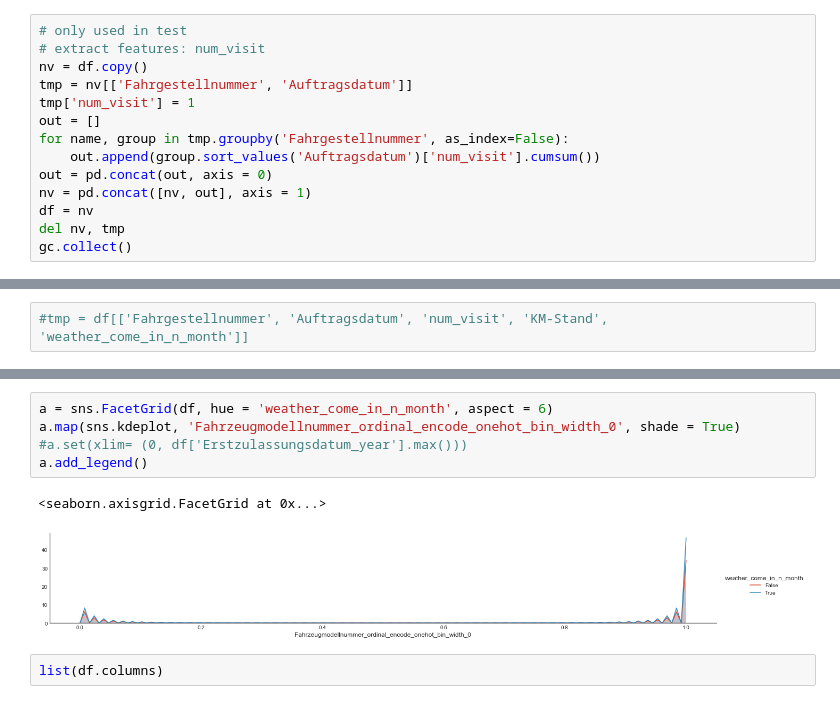
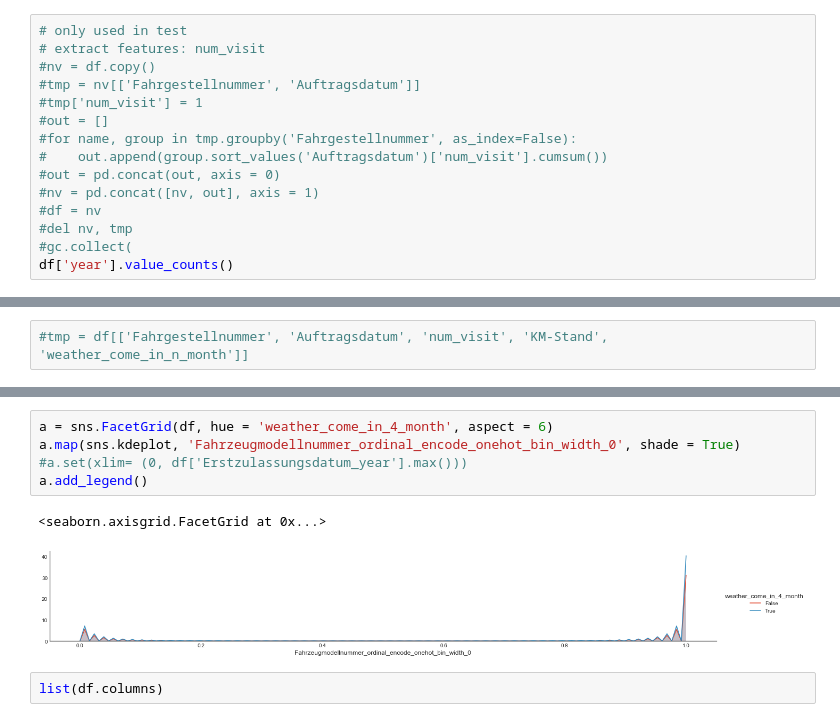
Before and after one commit to HuangYiran/data_mining, a Jupyter notebook: teco/Autohaus_weeber/notebook/Teilegruppe.ipynb, the cells around one changed output, grey strips where cells are left out. Drawn from its saved outputs; the diff is of its cells as text.

```diff
--- a/teco/Autohaus_weeber/notebook/Teilegruppe.ipynb
+++ b/teco/Autohaus_weeber/notebook/Teilegruppe.ipynb
@@ -1592,15 +1789,16 @@ df['trend_of_frequent_in_the_past'] = df['trend_of_frequent_in_the_past'].map(la
 # %%
 # only used in test
 # extract features: num_visit
-nv = df.copy()
-tmp = nv[['Fahrgestellnummer', 'Auftragsdatum']]
-tmp['num_visit'] = 1
-out = []
-for name, group in tmp.groupby('Fahrgestellnummer', as_index=False):
-    out.append(group.sort_values('Auftragsdatum')['num_visit'].cumsum())
-out = pd.concat(out, axis = 0)
-nv = pd.concat([nv, out], axis = 1)
-df = nv
-del nv, tmp
-gc.collect()
+#nv = df.copy()
+#tmp = nv[['Fahrgestellnummer', 'Auftragsdatum']]
+#tmp['num_visit'] = 1
+#out = []
+#for name, group in tmp.groupby('Fahrgestellnummer', as_index=False):
+#    out.append(group.sort_values('Auftragsdatum')['num_visit'].cumsum())
+#out = pd.concat(out, axis = 0)
+#nv = pd.concat([nv, out], axis = 1)
+#df = nv
+#del nv, tmp
+#gc.collect(
+df['year'].value_counts()
 # %% [output]
@@ -1632,13 +1830,13 @@ a.add_legend()
 <seaborn.axisgrid.FacetGrid at 0x...>
 [figure]
 # %%
-a = sns.FacetGrid(df, hue = 'weather_come_in_n_month', aspect = 6)
+a = sns.FacetGrid(df, hue = 'weather_come_in_4_month', aspect = 6)
 a.map(sns.kdeplot, 'Fahrzeugmodellnummer_ordinal_encode_onehot_bin_width_0', shade = True)
 #a.set(xlim= (0, df['Erstzulassungsdatum_year'].max()))
 a.add_legend()
 # %% [output]
 <seaborn.axisgrid.FacetGrid at 0x...>
-[figure, old version]
+[figure, new version]
 # %%
 list(df.columns)
 # %% [output]
```
Also changed, not shown: parts of 79 cells of this notebook.
